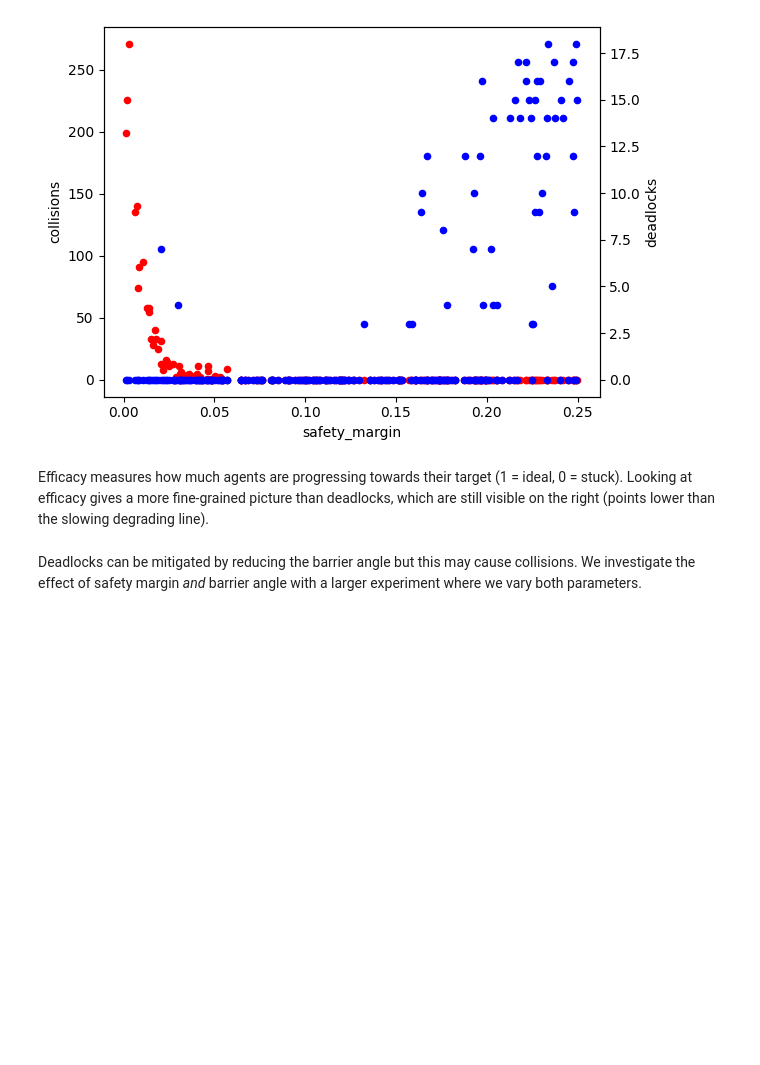
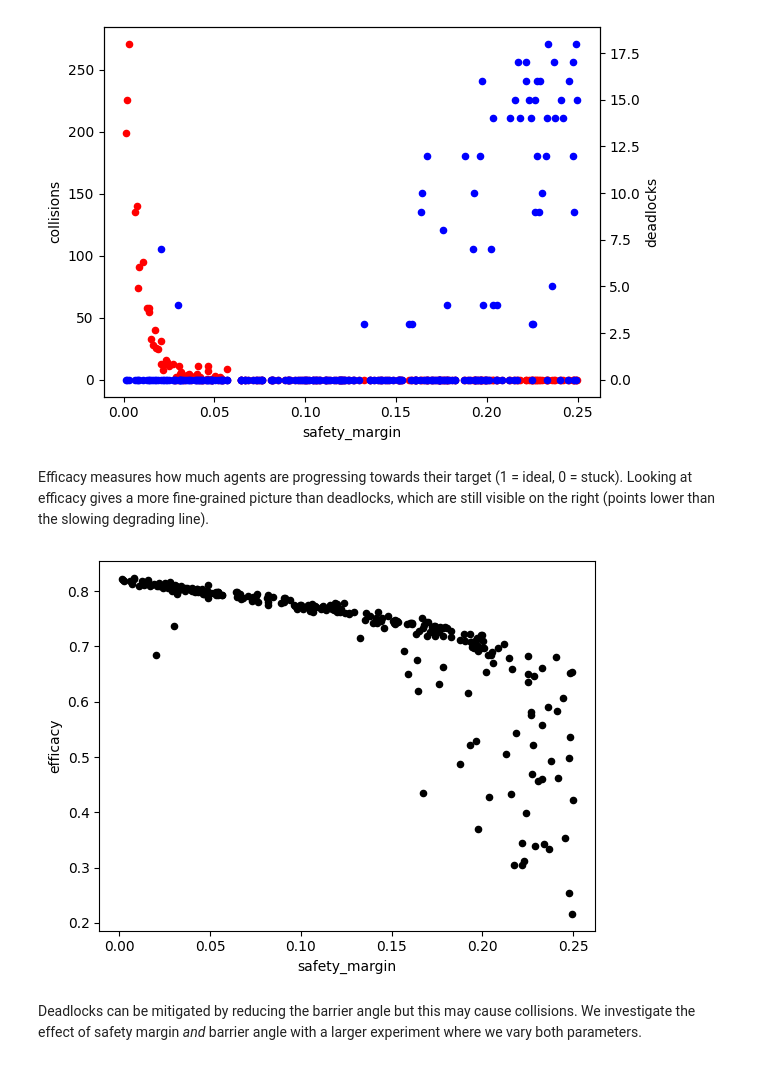
Before and after one commit to idsia-robotics/navground, a Jupyter notebook: docs/tutorials/deadlocks_and_collisions.ipynb, the cells around one changed output. Drawn from its saved outputs; the diff is of its cells as text; code cells hidden in the pictures; blank space fills up the shorter version.

```diff
--- a/docs/tutorials/deadlocks_and_collisions.ipynb
+++ b/docs/tutorials/deadlocks_and_collisions.ipynb
@@ -250,7 +248,9 @@ data.plot.scatter(ax=ax.twinx(), x='safety_margin', y='deadlocks', color='b');
 Efficacy measures how much agents are progressing towards their target (1 = ideal, 0 = stuck).
 Looking at efficacy gives a more fine-grained picture than deadlocks, which are still visible on the right (points lower than the slowing degrading line).
 # %%
-##### data.plot.scatter(x='safety_margin', y='efficacy', color='k');
+data.plot.scatter(x='safety_margin', y='efficacy', color='k');
+# %% [output]
+[figure, added]
 # %% [markdown]
 Deadlocks can be mitigated by reducing the barrier angle but this may cause collisions.
 We investigate the effect of safety margin *and* barrier angle with a larger experiment where we vary both parameters.
```
Also changed, not shown: parts of 3 cells of this notebook, 18 other files.
